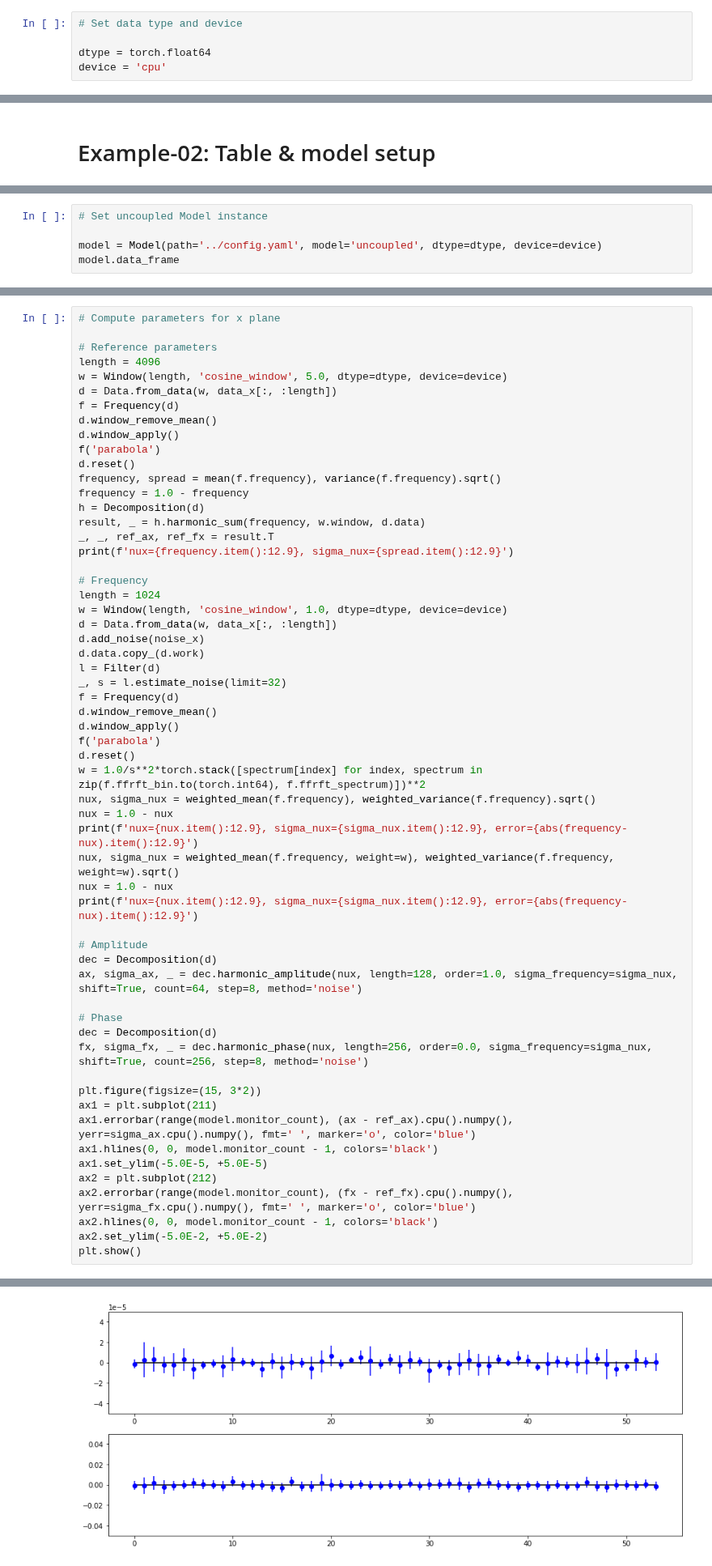
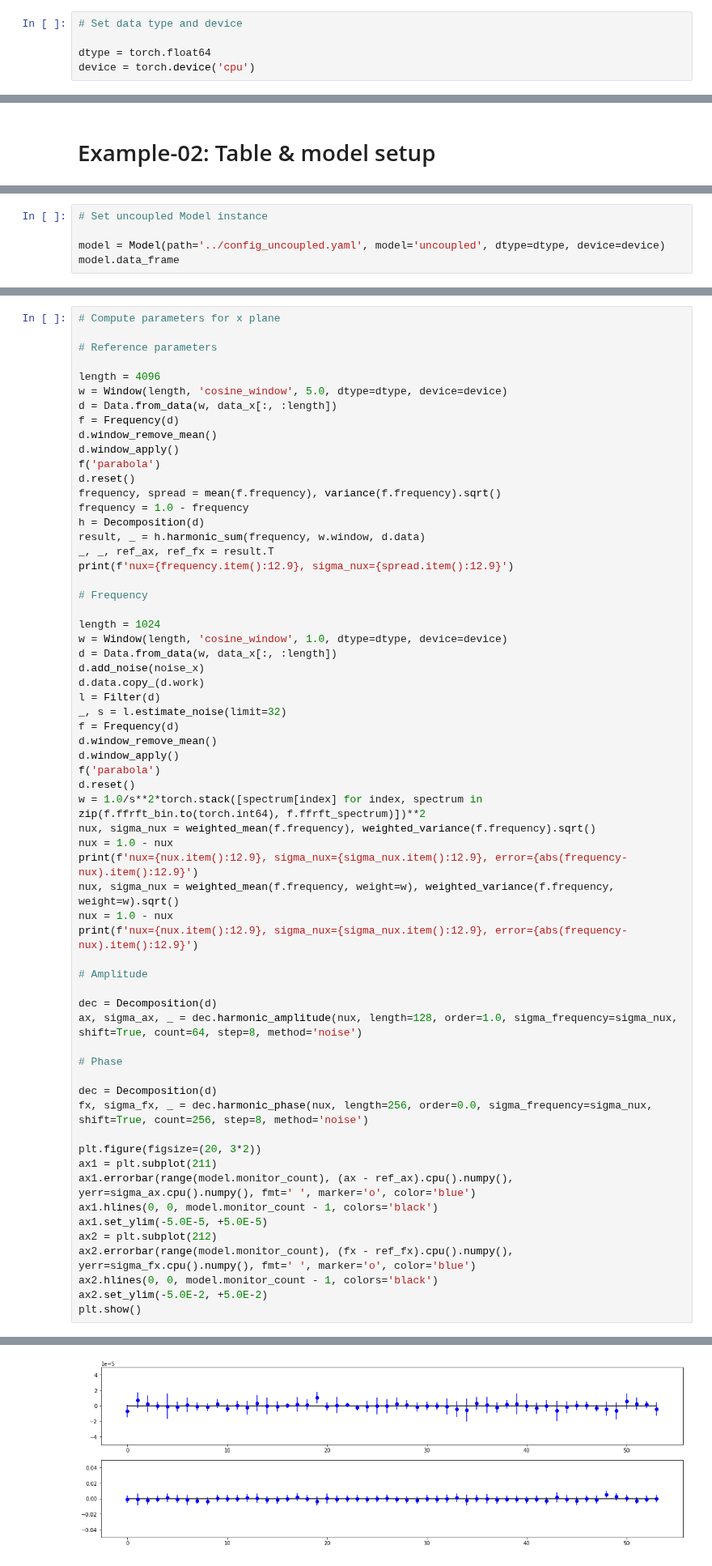
Before and after one commit to i-a-morozov/harmonica, a Jupyter notebook: notebook/nb_model.ipynb, the cells around one changed output, grey strips where cells are left out. Shown at 81% size. Drawn from its saved outputs; the diff is of its cells as text.

```diff
--- a/notebook/nb_model.ipynb
+++ b/notebook/nb_model.ipynb
@@ -30,7 +30,7 @@ True
 # Set data type and device
 
 dtype = torch.float64
-device = 'cpu'
+device = torch.device('cpu')
 # %% [markdown]
 # Example-01: Model setup
 # %%
@@ -291,7 +366,7 @@ plt.show()
 # %%
 # Set uncoupled Model instance
 
-model = Model(path='../config.yaml', model='uncoupled', dtype=dtype, device=device)
+model = Model(path='../config_uncoupled.yaml', model='uncoupled', dtype=dtype, device=device)
 model.data_frame
 # %% [output]
 |  | HEAD | STP2 | IV4P | STP4 | SRP1 | SRP2 | SRP3 | SRP4 | SRP5 | SRP6 | ... | ... |
@@ -329,6 +404,7 @@ noise_y = 1.0E-6*(25.0 + 75.0*torch.rand(model.monitor_count, dtype=dtype, devic
 # Compute parameters for x plane
 
 # Reference parameters
+
 length = 4096
 w = Window(length, 'cosine_window', 5.0, dtype=dtype, device=device)
 d = Data.from_data(w, data_x[:, :length])
@@ -345,6 +421,7 @@ _, _, ref_ax, ref_fx = result.T
 print(f'nux={frequency.item():12.9}, sigma_nux={spread.item():12.9}')
 
 # Frequency
+
 length = 1024
 w = Window(length, 'cosine_window', 1.0, dtype=dtype, device=device)
 d = Data.from_data(w, data_x[:, :length])
@@ -366,14 +443,16 @@ nux = 1.0 - nux
 print(f'nux={nux.item():12.9}, sigma_nux={sigma_nux.item():12.9}, error={abs(frequency-nux).item():12.9}')
 
 # Amplitude
+
 dec = Decomposition(d)
 ax, sigma_ax, _ = dec.harmonic_amplitude(nux, length=128, order=1.0, sigma_frequency=sigma_nux, shift=True, count=64, step=8, method='noise')
 
 # Phase
+
 dec = Decomposition(d)
 fx, sigma_fx, _ = dec.harmonic_phase(nux, length=256, order=0.0, sigma_frequency=sigma_nux, shift=True, count=256, step=8, method='noise')
 
-plt.figure(figsize=(15, 3*2))
+plt.figure(figsize=(20, 3*2))
 ax1 = plt.subplot(211)
 ax1.errorbar(range(model.monitor_count), (ax - ref_ax).cpu().numpy(), yerr=sigma_ax.cpu().numpy(), fmt=' ', marker='o', color='blue')
 ax1.hlines(0, 0, model.monitor_count - 1, colors='black')
@@ -390,4 +469,4 @@ nux= 0.536883134, sigma_nux=5.82156795e-07, error=3.5680216e-08
-[figure, old version]
+[figure, new version]
 # %%
 # Compute parameters for y plane
 
```
Also changed, not shown: parts of 72 cells of this notebook, 25 other files.
